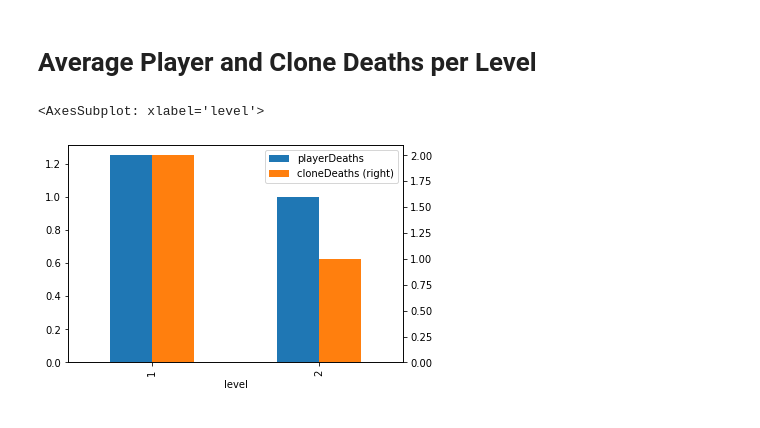
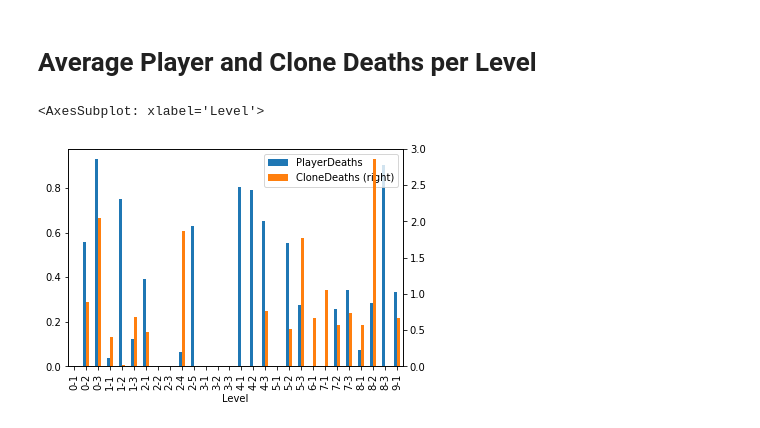
Before and after one commit to VinayGupta23/alter-ego-game, a Jupyter notebook: alterego_gforms_analytics.ipynb, the cells around one changed output. Saved outputs shown, nothing was run; the diff lists cells and outputs as text; code cells hidden in the pictures.

```diff
--- a/alterego_gforms_analytics.ipynb
+++ b/alterego_gforms_analytics.ipynb
@@ -60,0 +27,3 @@ cloneDeathsAvgLeveldf.plot(x = 'level', y = 'cloneDeaths', kind = 'barh')
+# %%
+beginDate = input("Enter beginning date (mm/dd/yyyy)")
+endDate = input("Enter ending date (mm/dd/yyyy)")
@@ -60,0 +33,6 @@ cloneDeathsAvgLeveldf.plot(x = 'level', y = 'cloneDeaths', kind = 'barh')
+# %%
+beginDate = beginDate + ' 00:00:00'
+endDate = endDate + ' 23:59:59'
+
+print(beginDate)
+print(endDate)
@@ -61,12 +42,24 @@ cloneDeathsAvgLeveldf.plot(x = 'level', y = 'cloneDeaths', kind = 'barh')
+# %%
+dateFormatting = lambda x : datetime.datetime.strptime(x, format_data)
+# %%
+format_data = "%m/%d/%Y %H:%M:%S"
+
+beginDate = dateFormatting(beginDate)
+endDate = dateFormatting(endDate)
+
+df['Timestamp'] = df['Timestamp'].apply(dateFormatting)
+
+df = df[(df['Timestamp'] >= beginDate) & (df['Timestamp'] <= endDate)]
+df = df.dropna()
 # %% [markdown]
 # Average Player and Clone Deaths per Level
 # %%
-# Average player and deaths per level
-deathsAvgLevel=df1.groupby(by=["level"]).aggregate({"playerDeaths":"mean", "cloneDeaths":"mean"})
+# Average player and clone deaths per level
+deathsAvgLevel=df.groupby(by=["Level"]).aggregate({"PlayerDeaths":"mean", "CloneDeaths":"mean"})
 deathsAvgLeveldf = deathsAvgLevel.reset_index()
 
 # deathsAvgLeveldf.plot(x = 'level', y = 'playerDeaths', kind = 'barh')
-deathsAvgLeveldf.plot(x = 'level', secondary_y = 'cloneDeaths', kind = 'bar')
+deathsAvgLeveldf.plot(x = 'Level', secondary_y = 'CloneDeaths', kind = 'bar')
 # %% [output]
-<AxesSubplot: xlabel='level'>
+<AxesSubplot: xlabel='Level'>
-[figure, old version]
+[figure, new version]
```
Also changed, not shown: parts of 22 cells of this notebook, 1 other file.
